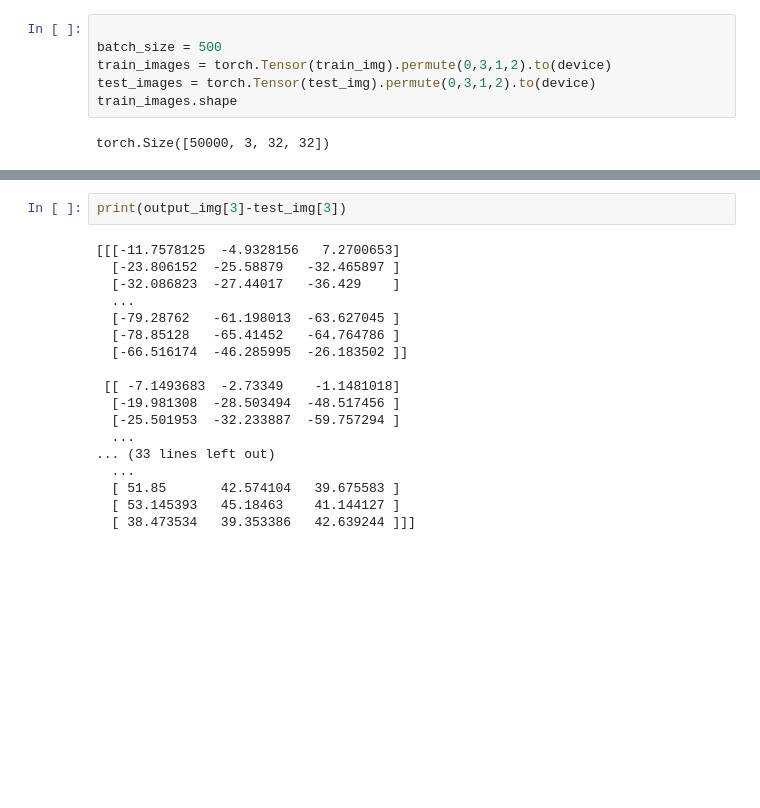
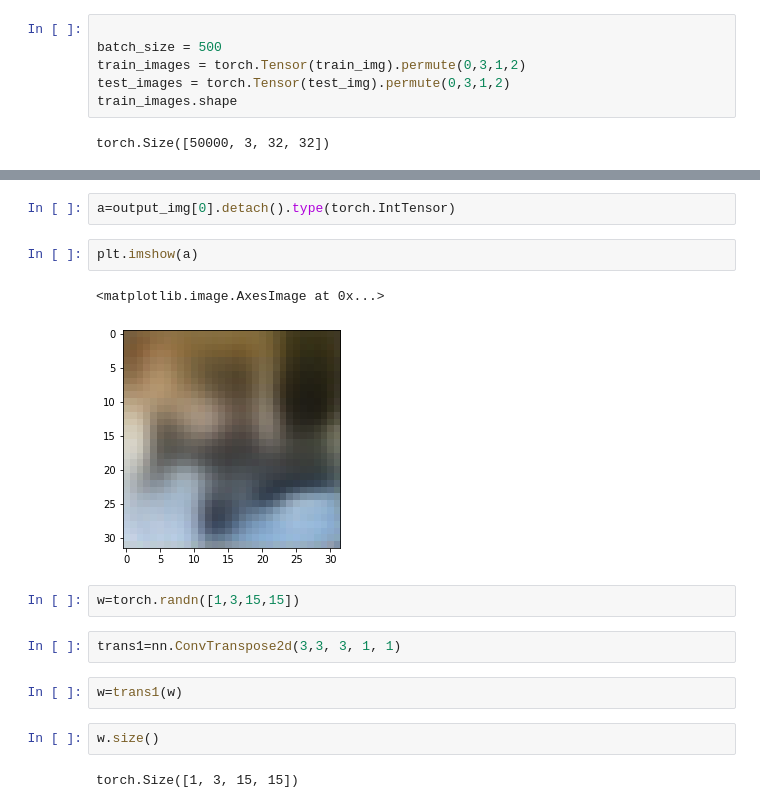
Before and after one commit to SIDDXSingh/AutoEncoders, a Jupyter notebook: VAE_Cifar10.ipynb, the cells around one changed output, grey strips where cells are left out. Saved outputs shown, nothing was run; the diff lists cells and outputs as text; blank space fills up the shorter version.

```diff
--- a/VAE_Cifar10.ipynb
+++ b/VAE_Cifar10.ipynb
@@ -40,8 +41,8 @@ train_img.shape
 # %%
 
 batch_size = 500
-train_images = torch.Tensor(train_img).permute(0,3,1,2).to(device)
-test_images = torch.Tensor(test_img).permute(0,3,1,2).to(device)
+train_images = torch.Tensor(train_img).permute(0,3,1,2)
+test_images = torch.Tensor(test_img).permute(0,3,1,2)
 train_images.shape
 # %% [output]
 torch.Size([50000, 3, 32, 32])
@@ -383,20 +380,17 @@ torch.Size([5, 3, 32, 32])
-# %%
-print(output_img[3]-test_img[3])
-# %% [output]
-[[[-11.7578125  -4.9328156   7.2700653]
-  [-23.806152  -25.58879   -32.465897 ]
-  [-32.086823  -27.44017   -36.429    ]
-  ...
-  [-79.28762   -61.198013  -63.627045 ]
-  [-78.85128   -65.41452   -64.764786 ]
-  [-66.516174  -46.285995  -26.183502 ]]
-
- [[ -7.1493683  -2.73349    -1.1481018]
-  [-19.981308  -28.503494  -48.517456 ]
-  [-25.501953  -32.233887  -59.757294 ]
-  ...
-... (33 lines left out)
-  ...
-  [ 51.85       42.574104   39.675583 ]
-  [ 53.145393   45.18463    41.144127 ]
-  [ 38.473534   39.353386   42.639244 ]]]
+# %%
+a=output_img[0].detach().type(torch.IntTensor)
+# %%
+plt.imshow(a)
+# %% [output]
+<matplotlib.image.AxesImage at 0x...>
+[figure, added]
+# %%
+w=torch.randn([1,3,15,15])
+# %%
+trans1=nn.ConvTranspose2d(3,3, 3, 1, 1)
+# %%
+w=trans1(w)
+# %%
+w.size()
+# %% [output]
+torch.Size([1, 3, 15, 15])
```
Also changed, not shown: parts of 14 cells of this notebook.
